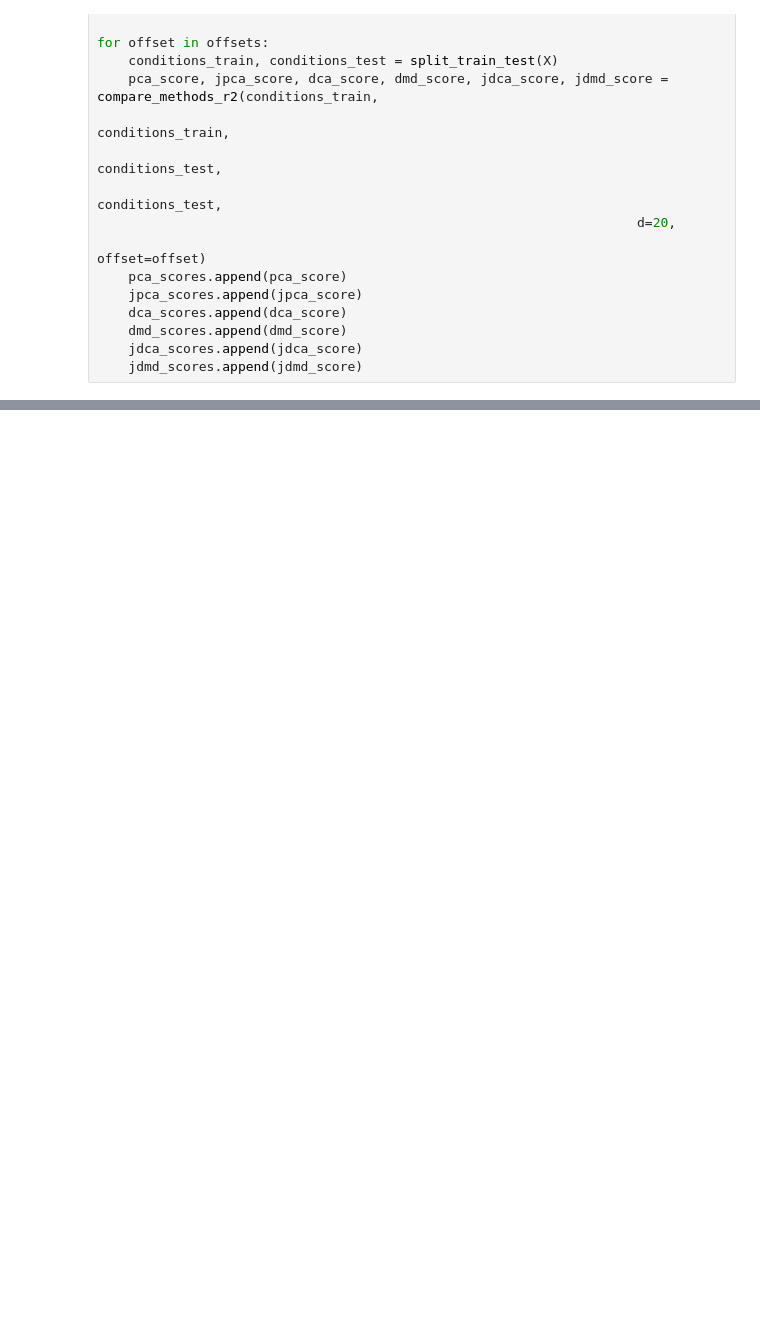
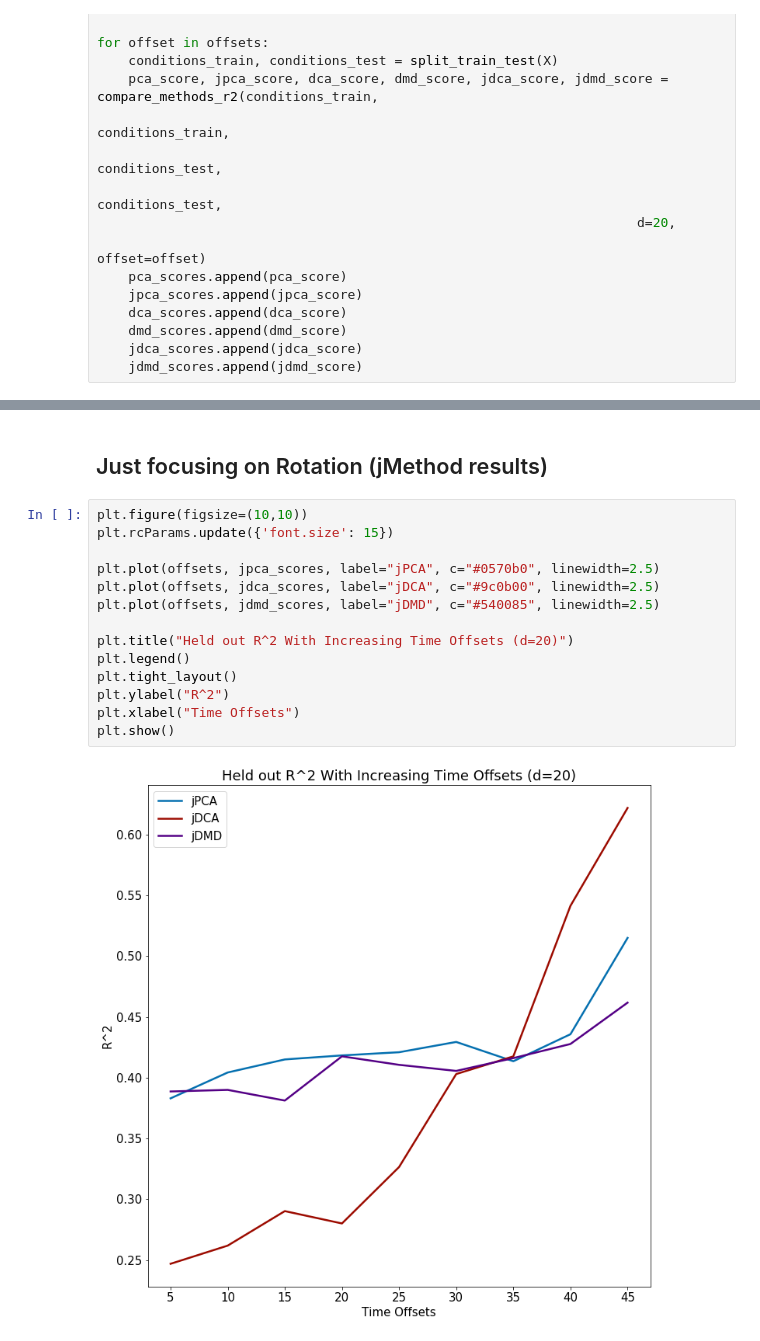
Before and after one commit to rguo123/DynamicalComponentsAnalysis, a Jupyter notebook: notebooks/Final Figs for Methods Comparison.ipynb, the cells around one changed output, grey strips where cells are left out. Cells and saved outputs as stored; diff of their text form; blank space fills up the shorter version.

```diff
--- a/notebooks/Final Figs for Methods Comparison.ipynb
+++ b/notebooks/Final Figs for Methods Comparison.ipynb
@@ -715,0 +804,18 @@ plt.show()
+# %% [markdown]
+## Just focusing on Rotation (jMethod results)
+# %%
+plt.figure(figsize=(10,10))
+plt.rcParams.update({'font.size': 15})
+
+plt.plot(offsets, jpca_scores, label="jPCA", c="#0570b0", linewidth=2.5)
+plt.plot(offsets, jdca_scores, label="jDCA", c="#9c0b00", linewidth=2.5)
+plt.plot(offsets, jdmd_scores, label="jDMD", c="#540085", linewidth=2.5)
+
+plt.title("Held out R^2 With Increasing Time Offsets (d=20)")
+plt.legend()
+plt.tight_layout()
+plt.ylabel("R^2")
+plt.xlabel("Time Offsets")
+plt.show()
+# %% [output]
+[figure, added]
```
Also changed, not shown: parts of 6 cells of this notebook.
